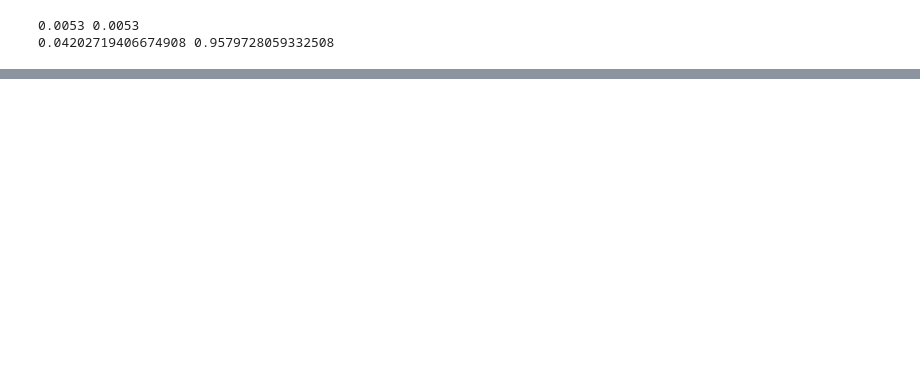
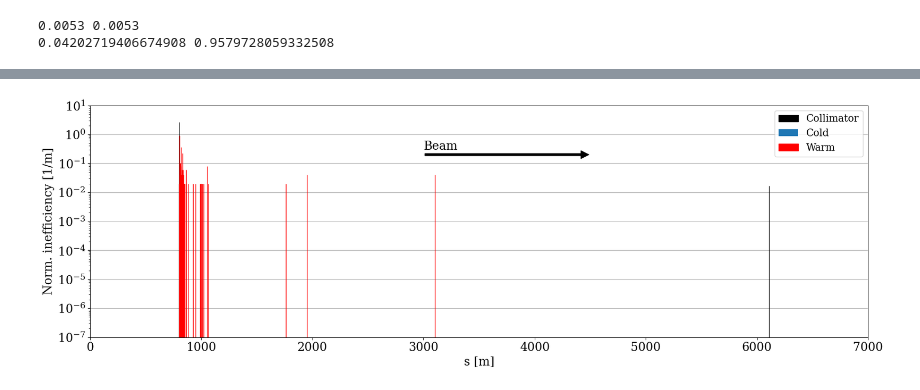
Before and after one commit to lisepauwels/sps_simulations, a Jupyter notebook: off_momentum_lm_test/bs_collimator_bottleneck.ipynb, the cells around one changed output, grey strips where cells are left out. Saved outputs shown, nothing was run; the diff lists cells and outputs as text; code cells hidden in the pictures; blank space fills up the shorter version.

```diff
--- a/off_momentum_lm_test/bs_collimator_bottleneck.ipynb
+++ b/off_momentum_lm_test/bs_collimator_bottleneck.ipynb
@@ -175,0 +201,6 @@ plt.show()
+# %%
+ThisLM = lm.SimulatedLossMap(lmtype=lm.LMType.B1H, machine=lm.Machine.SPS)
+ThisLM.load_data_json(json_files=[f'LM_off_momentum_bottleneck_with_coll.json'])
+fig = lm.plot_lossmap(ThisLM, xlim=(0,7000), show_zoom=False, outfile=f'off_momentum_bottleneck_with_coll.png')
+plt.show()
+# %% [output]
@@ -175,0 +208 @@ plt.show()
+[figure, added]
```
Also changed, not shown: parts of 12 cells of this notebook, 2 other files.
